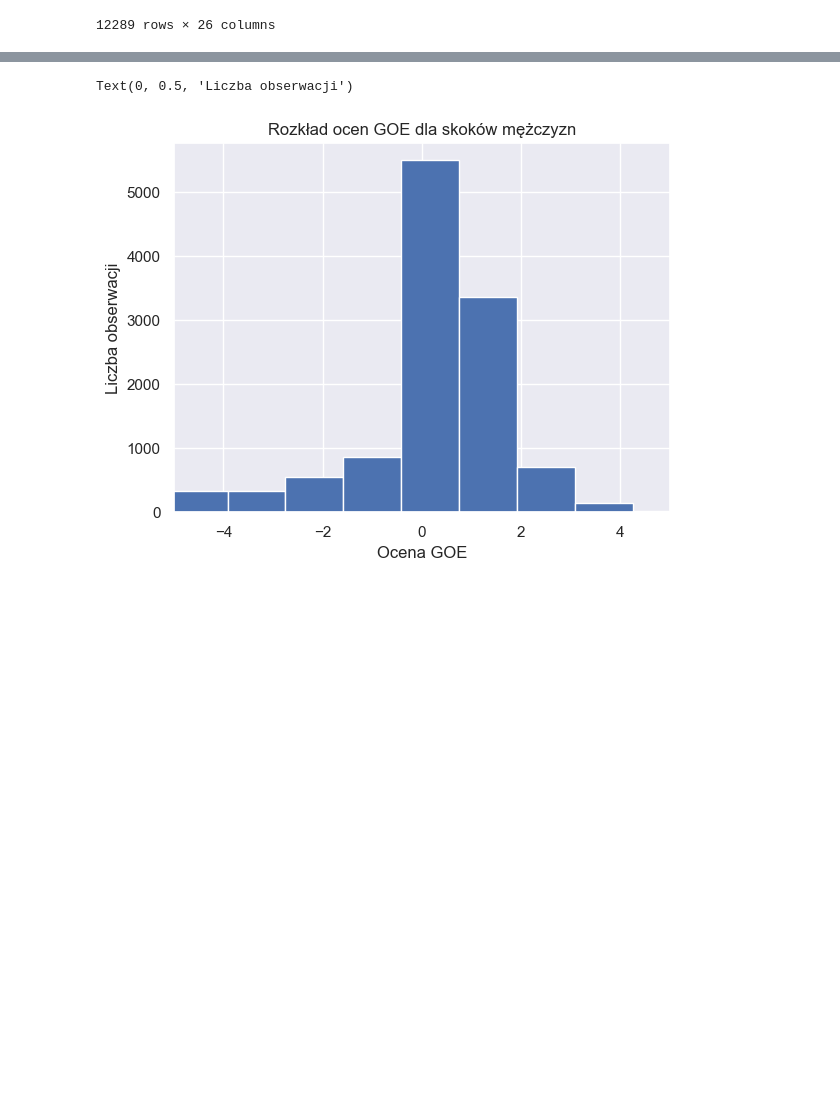
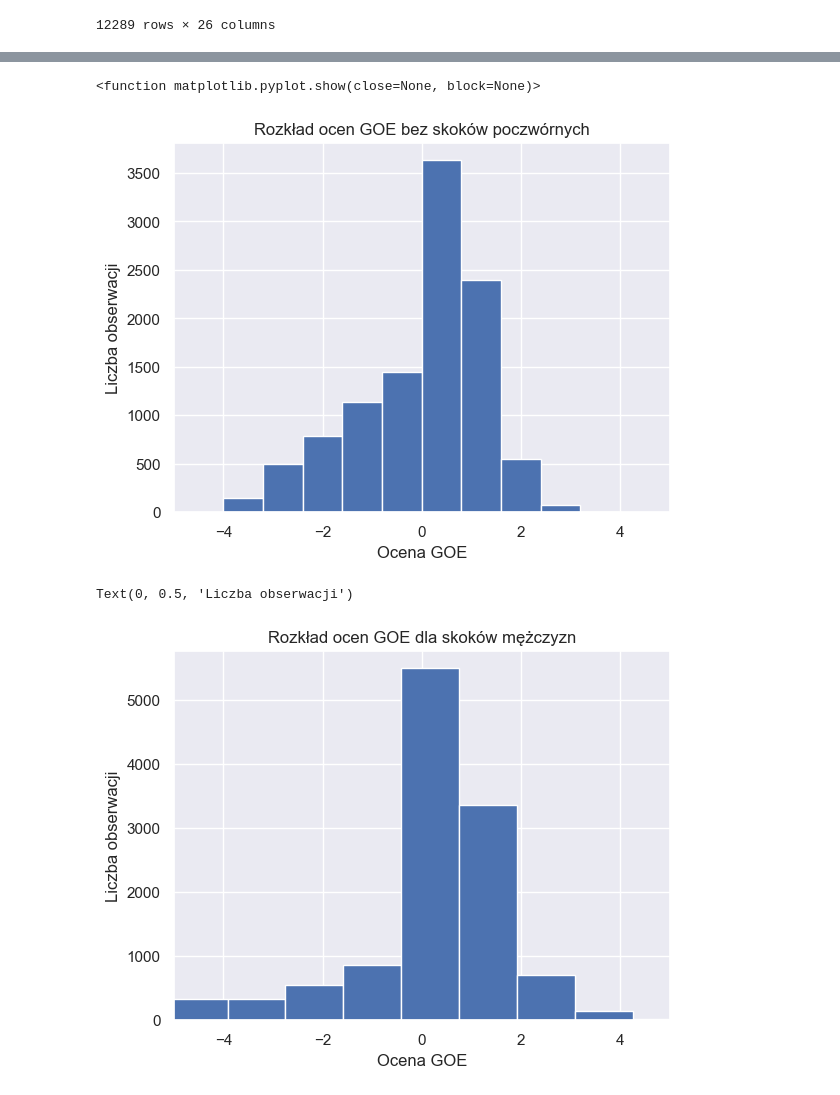
Before and after one commit to ann-e888/Skating_EDA, a Jupyter notebook: notebooks/eda.ipynb, the cells around one changed output, grey strips where cells are left out. Cells and saved outputs as stored; diff of their text form; code cells hidden in the pictures; blank space fills up the shorter version.

```diff
--- a/notebooks/eda.ipynb
+++ b/notebooks/eda.ipynb
@@ -135,3 +155,13 @@ jumps_df
+# %%
+plt.hist(jumps_df[~jumps_df['element'].str.contains('4')]['goe'])
+plt.xlim(-5, 5)
+plt.title('Rozkład ocen GOE bez skoków poczwórnych')
+plt.xlabel('Ocena GOE')
+plt.ylabel('Liczba obserwacji')
+plt.show
+# %% [output]
+<function matplotlib.pyplot.show(close=None, block=None)>
+[figure, added]
 # %%
 plt.hist(df['goe'][df['segment'].isin(['men_short', 'men_free'])])
 plt.xlim(-5, 5)
```
Also changed, not shown: parts of 4 cells of this notebook.
